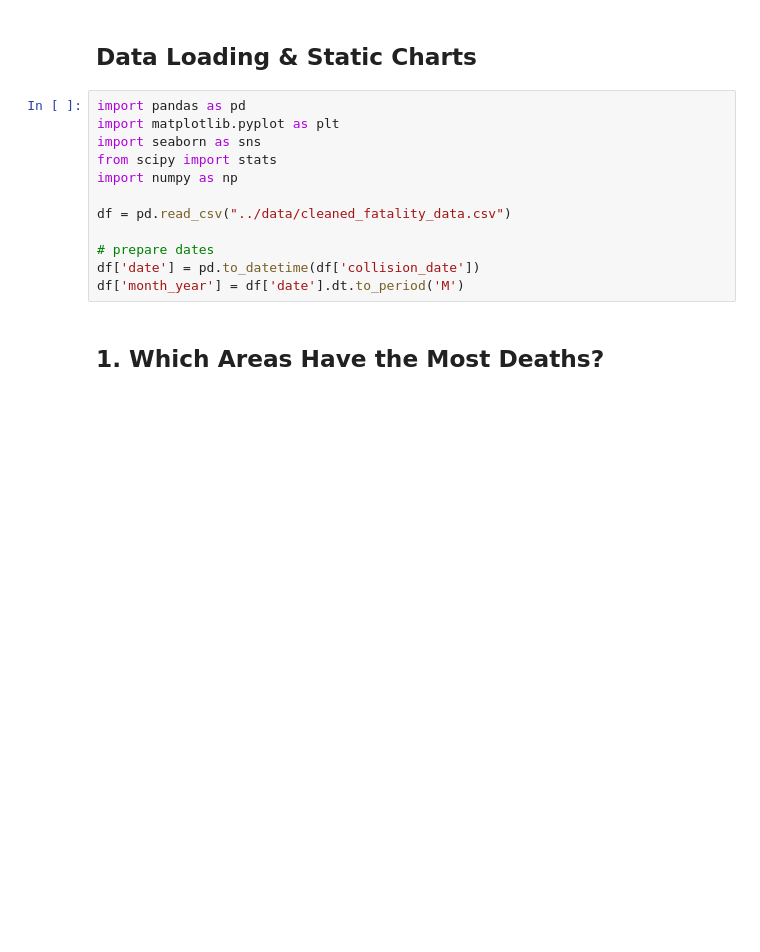
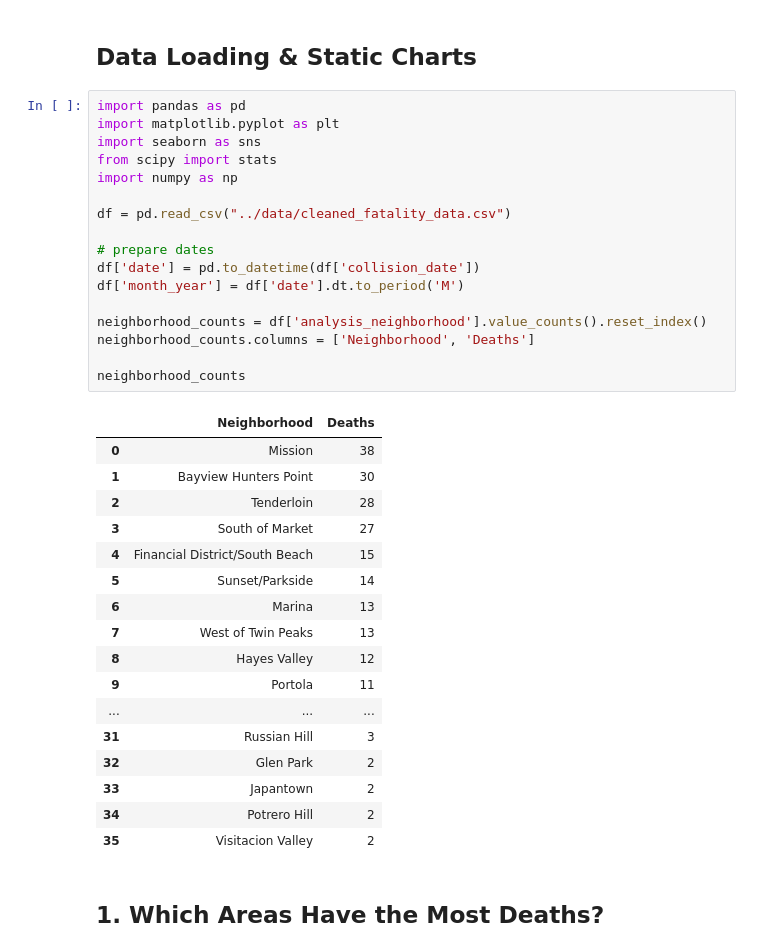
Before and after one commit to UCB-stat-159-f25/final-group26, a Jupyter notebook: notebooks/02_Location_Analysis.ipynb, the cells around one changed output. Drawn from its saved outputs; the diff is of its cells as text; blank space fills up the shorter version.

```diff
--- a/notebooks/02_Location_Analysis.ipynb
+++ b/notebooks/02_Location_Analysis.ipynb
@@ -14,14 +14,37 @@ In this section, we analyze the spatial/temporal distribution of mortality data
 # %%
 import pandas as pd
 import matplotlib.pyplot as plt
 import seaborn as sns
 from scipy import stats
 import numpy as np
 
 df = pd.read_csv("../data/cleaned_fatality_data.csv")
 
 # prepare dates
 df['date'] = pd.to_datetime(df['collision_date'])
 df['month_year'] = df['date'].dt.to_period('M')
+
+neighborhood_counts = df['analysis_neighborhood'].value_counts().reset_index()
+neighborhood_counts.columns = ['Neighborhood', 'Deaths']
+
+neighborhood_counts
+# %% [output]
+|  | Neighborhood | Deaths |
+| 0 | Mission | 38 |
+| 1 | Bayview Hunters Point | 30 |
+| 2 | Tenderloin | 28 |
+| 3 | South of Market | 27 |
+| 4 | Financial District/South Beach | 15 |
+| 5 | Sunset/Parkside | 14 |
+| 6 | Marina | 13 |
+| 7 | West of Twin Peaks | 13 |
+| 8 | Hayes Valley | 12 |
+| 9 | Portola | 11 |
+| ... | ... | ... |
+| 31 | Russian Hill | 3 |
+| 32 | Glen Park | 2 |
+| 33 | Japantown | 2 |
+| 34 | Potrero Hill | 2 |
+| 35 | Visitacion Valley | 2 |
 # %% [markdown]
 ## 1. Which Areas Have the Most Deaths?
```
Also changed, not shown: parts of 5 cells of this notebook.
